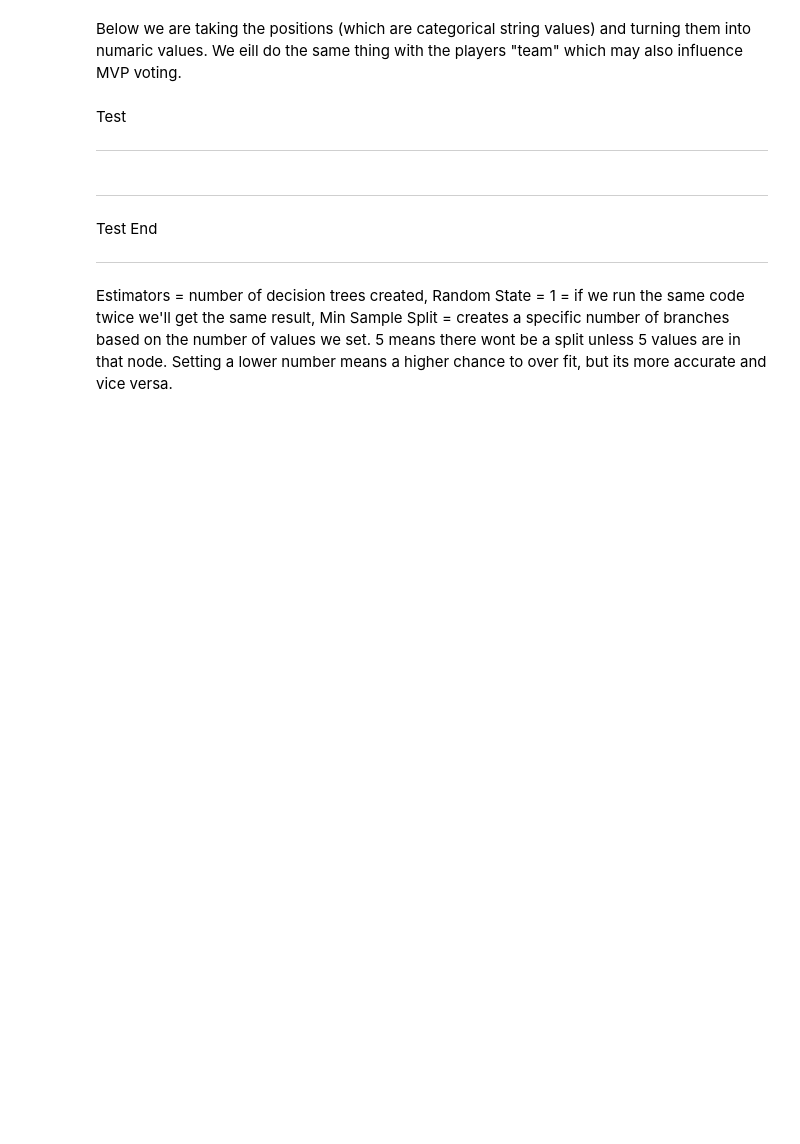
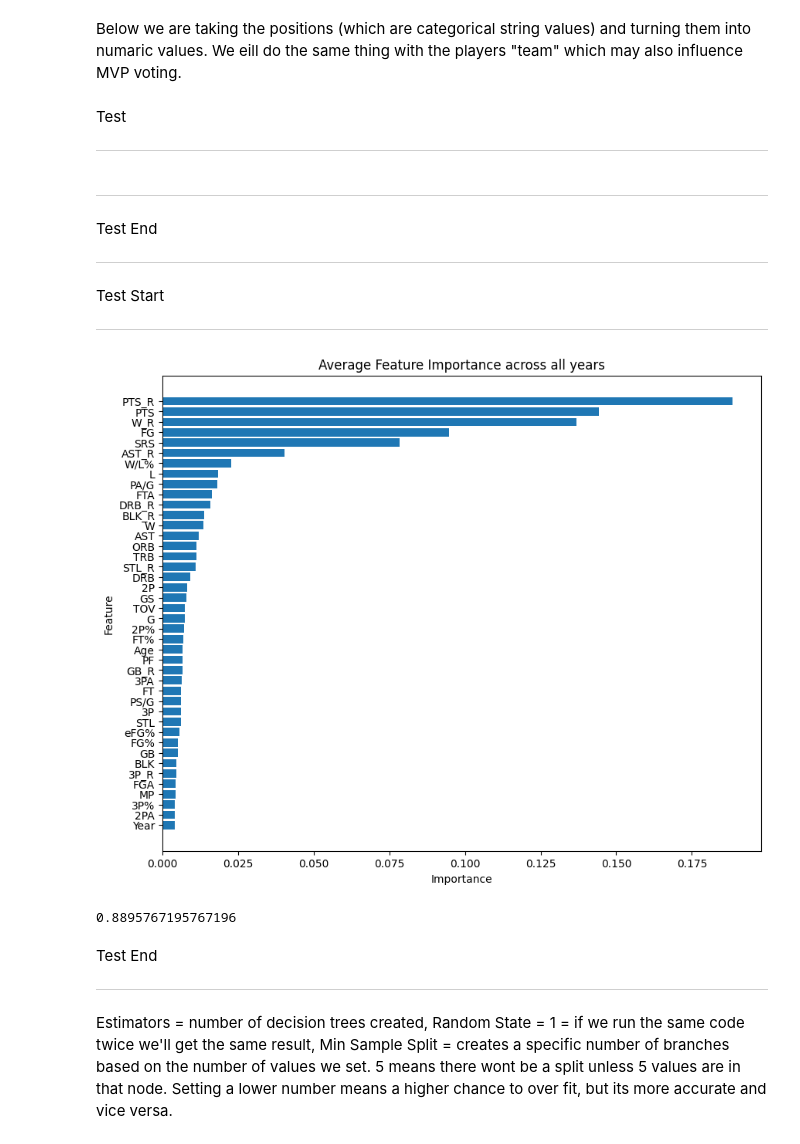
Before and after one commit to YaBoyBigPat/Python-Web-Scraper, a Jupyter notebook: Machine Learning.ipynb, the cells around one changed output. Cells and saved outputs as stored; diff of their text form; code cells hidden in the pictures; blank space fills up the shorter version.

```diff
--- a/Machine Learning.ipynb
+++ b/Machine Learning.ipynb
@@ -406,7 +400,7 @@ merged_all_predictions
 # %% [markdown]
 ___
 # %%
-predictors += ["PTS_R", "AST_R", "BLK_R", "DRB_R", "GB_R", "W_R"]
+predictors += ["PTS_R", "AST_R", "BLK_R", "DRB_R", "GB_R", "W_R", "STL_R", "3P_R"]
 # %%
 predictors
 # %% [output]
@@ -492,5 +490,66 @@ ____
 # %% [markdown]
 Test End
 ___
+# %% [markdown]
+Test Start
+___
+# %%
+from sklearn.ensemble import RandomForestRegressor
+import matplotlib.pyplot as plt
+
+def backtest(stats, model, years, predictors):
+    aps = []
+    all_predictions = []
+    feature_importance_df = pd.DataFrame()  # Create an empty DataFrame to collect feature importances
+
+    for year in years:
+        train = stats[stats["Year"] < year]
+        test = stats[stats["Year"] == year]
+
+        model.fit(train[predictors], train["Share"])
+        predictions = model.predict(test[predictors])
+        predictions = pd.DataFrame(predictions, columns=["Predictions"], index=test.index)
+        combination = pd.concat([test[["Player", "Share", "Year"]], predictions], axis=1)
+        combination = add_ranks(combination)
+        all_predictions.append(combination)
+        aps.append(find_ap(combination))
+
+        # If model is RandomForest, extract feature importance
+        if isinstance(model, RandomForestRegressor):
+            feature_importances = model.feature_importances_
+            temp_df = pd.DataFrame({
+                'Feature': predictors,
+                'Importance': feature_importances
+            })
+            feature_importance_df = pd.concat([feature_importance_df, temp_df], axis=0)
+
+    # If feature_importance_df is not empty, average the feature importances across all years
+    if not feature_importance_df.empty:
+        avg_feature_importance = feature_importance_df.groupby('Feature').mean().sort_values(by='Importance', ascending=False)
+        # Visualize Feature Importance
+        plt.figure(figsize=(10,8))
+        plt.barh(avg_feature_importance.index, avg_feature_importance['Importance'])
+        plt.xlabel('Importance')
+        plt.ylabel('Feature')
+        plt.title('Average Feature Importance across all years')
+        plt.gca().invert_yaxis()  # Invert y-axis to have the most important feature at top
+        plt.show()
+
+    return sum(aps) / len(aps), aps, pd.concat(all_predictions)
+
+# Specify the RandomForestRegressor as the model
+rf = RandomForestRegressor(n_estimators=100, random_state=1, min_samples_split=5)
+
+# Call your backtest function
+mean_ap, aps, all_predictions = backtest(stats, rf, years[27:], predictors)
+# %% [output]
+[figure, added]
+# %%
+mean_ap
+# %% [output]
+0.8895767195767196
+# %% [markdown]
+Test End
+___
 # %% [markdown]
 Estimators = number of decision trees created, Random State = 1 = if we run the same code twice we'll get the same result, Min Sample Split = creates a specific number of branches based on the number of values we set. 5 means there wont be a split unless 5 values are in that node. Setting a lower number means a higher chance to over fit, but its more accurate and vice versa.
```
Also changed, not shown: parts of 12 cells of this notebook.
